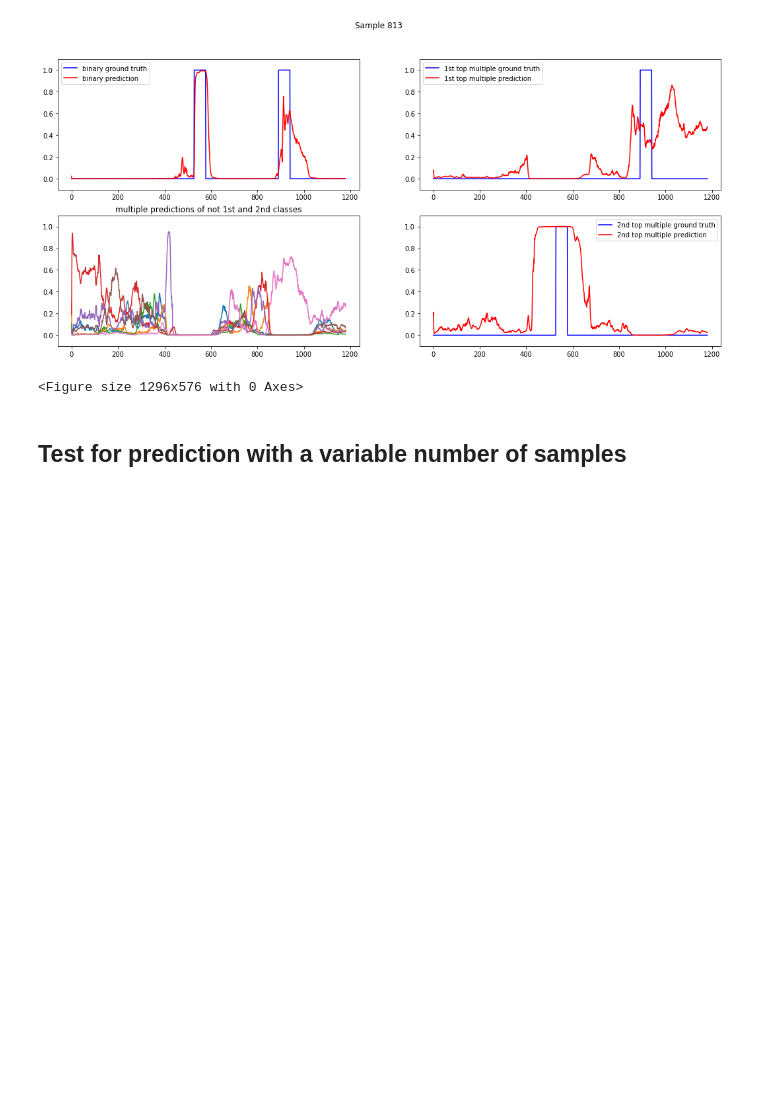
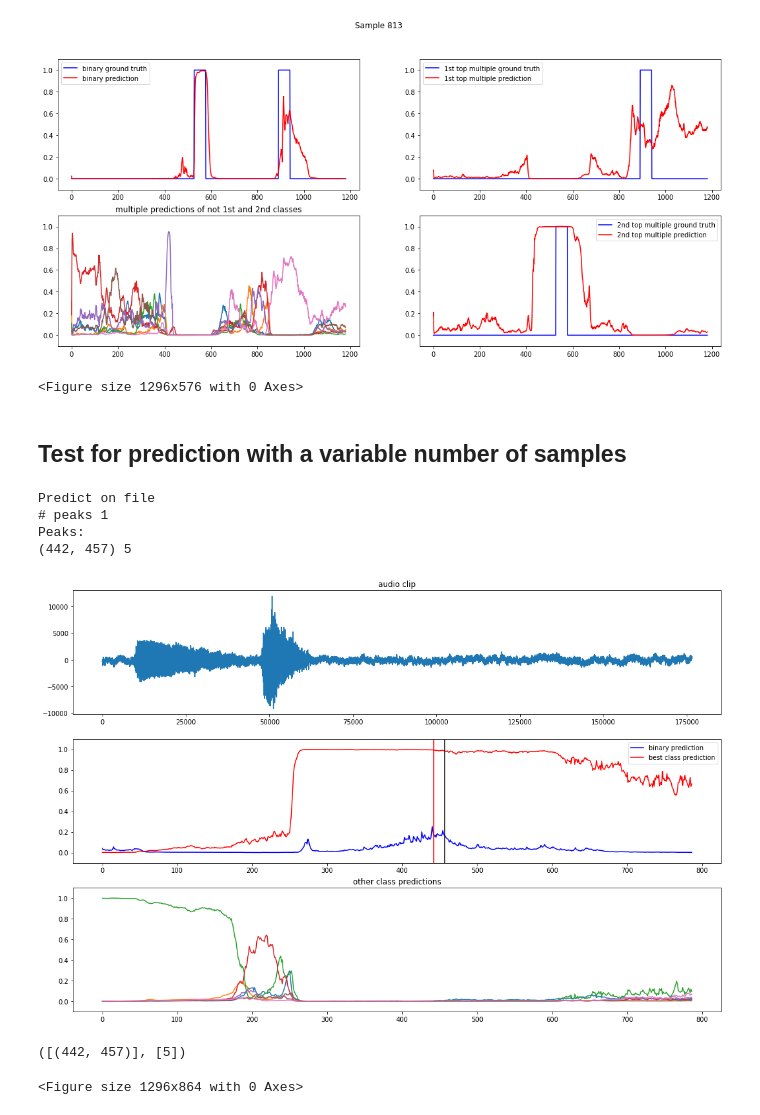
Before and after one commit to lucaboulard/vlcvoicectrl, a Jupyter notebook: notebook/model_multi_test.ipynb, the cells around one changed output. Drawn from its saved outputs; the diff is of its cells as text; code cells hidden in the pictures; blank space fills up the shorter version.

Commit message:
Added evaluation functions in util_test.py to predict on wav files directly. Used in the two notebooks

```diff
--- a/notebook/model_multi_test.ipynb
+++ b/notebook/model_multi_test.ipynb
@@ -214,3 +214,15 @@ Yp_dev_live = model_live.predict(X_dev, batch_size=1)
 print("\nValidation set metrics")
 m, _ = utt.compute_global_metrics_multi(Y_dev, Yp_dev_live)
 print(m)
+# %%
+print("Predict on file")
+plt.rcParams["figure.figsize"] =(18,12)
+utt.predict_audio_clip_multi(model_live,"../temp/cmd000.wav",confidence_thres=0.15)
+# %% [output]
+Predict on file
+# peaks 1
+Peaks:
+(442, 457) 5
+[figure, added]
+([(442, 457)], [5])
+<Figure size 1296x864 with 0 Axes>
```
Also changed, not shown: parts of 1 cell of this notebook, 2 other files.
